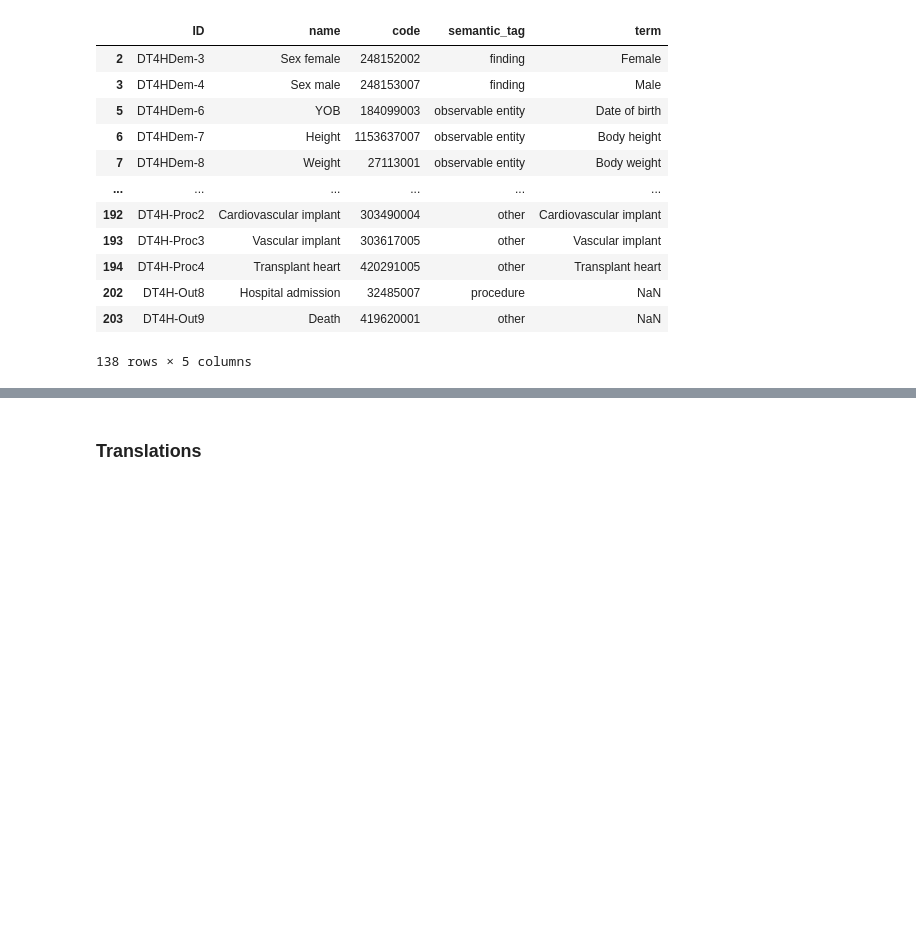
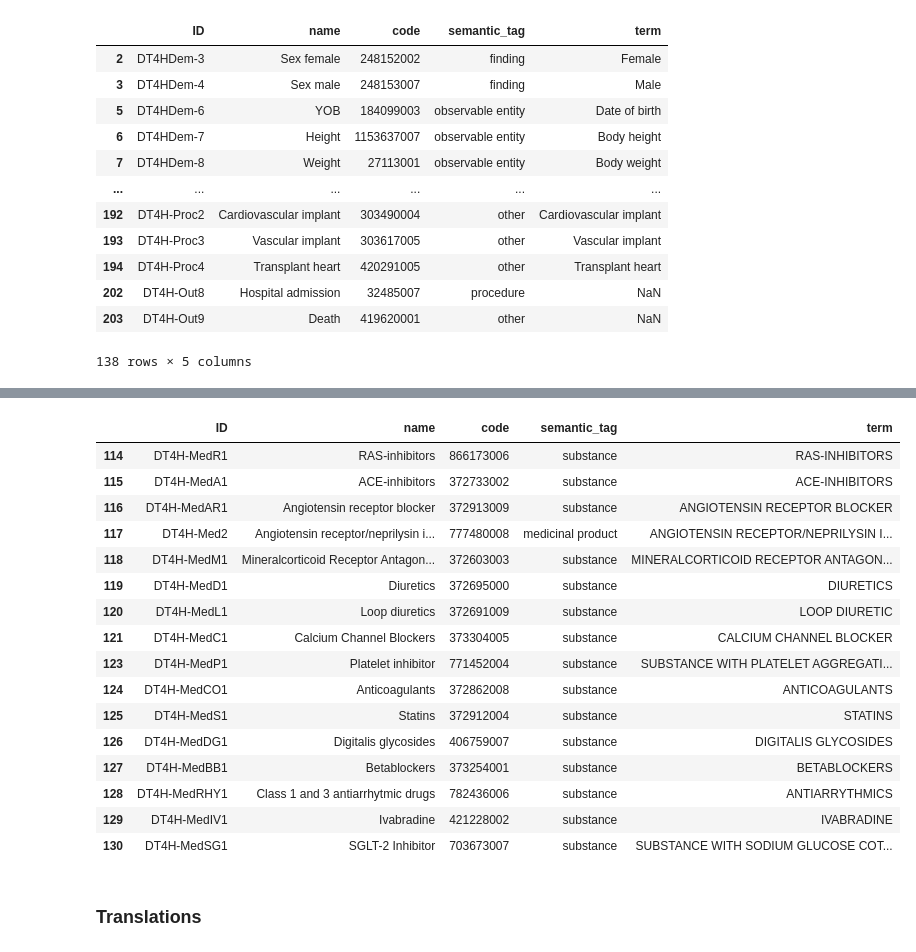
Before and after one commit to nlp4bia-bsc/dt4h-coverage-dash, a Jupyter notebook: notebooks/data-retrieval.ipynb, the cells around one changed output, grey strips where cells are left out. Cells and saved outputs as stored; diff of their text form; code cells hidden in the pictures; blank space fills up the shorter version.

```diff
--- a/notebooks/data-retrieval.ipynb
+++ b/notebooks/data-retrieval.ipynb
@@ -435 +443,21 @@ Original shape: (669, 5)
+# %%
+df_variables_orig_med.loc[df_variables_orig_med["ID"].isin(df_vars_med_ovlap["ID"]), :]
+# %% [output]
+|  | ID | name | code | semantic_tag | term |
+| 114 | DT4H-MedR1 | RAS-inhibitors | 866173006 | substance | RAS-INHIBITORS |
+| 115 | DT4H-MedA1 | ACE-inhibitors | 372733002 | substance | ACE-INHIBITORS |
+| 116 | DT4H-MedAR1 | Angiotensin receptor blocker | 372913009 | substance | ANGIOTENSIN RECEPTOR BLOCKER |
+| 117 | DT4H-Med2 | Angiotensin receptor/neprilysin i... | 777480008 | medicinal product | ANGIOTENSIN RECEPTOR/NEPRILYSIN I... |
+| 118 | DT4H-MedM1 | Mineralcorticoid Receptor Antagon... | 372603003 | substance | MINERALCORTICOID RECEPTOR ANTAGON... |
+| 119 | DT4H-MedD1 | Diuretics | 372695000 | substance | DIURETICS |
+| 120 | DT4H-MedL1 | Loop diuretics | 372691009 | substance | LOOP DIURETIC |
+| 121 | DT4H-MedC1 | Calcium Channel Blockers | 373304005 | substance | CALCIUM CHANNEL BLOCKER |
+| 123 | DT4H-MedP1 | Platelet inhibitor | 771452004 | substance | SUBSTANCE WITH PLATELET AGGREGATI... |
+| 124 | DT4H-MedCO1 | Anticoagulants | 372862008 | substance | ANTICOAGULANTS |
+| 125 | DT4H-MedS1 | Statins | 372912004 | substance | STATINS |
+| 126 | DT4H-MedDG1 | Digitalis glycosides | 406759007 | substance | DIGITALIS GLYCOSIDES |
+| 127 | DT4H-MedBB1 | Betablockers | 373254001 | substance | BETABLOCKERS |
+| 128 | DT4H-MedRHY1 | Class 1 and 3 antiarrhytmic drugs | 782436006 | substance | ANTIARRYTHMICS |
+| 129 | DT4H-MedIV1 | Ivabradine | 421228002 | substance | IVABRADINE |
+| 130 | DT4H-MedSG1 | SGLT-2 Inhibitor | 703673007 | substance | SUBSTANCE WITH SODIUM GLUCOSE COT... |
 # %%
```
Also changed, not shown: parts of 3 cells of this notebook, 1 other file.
